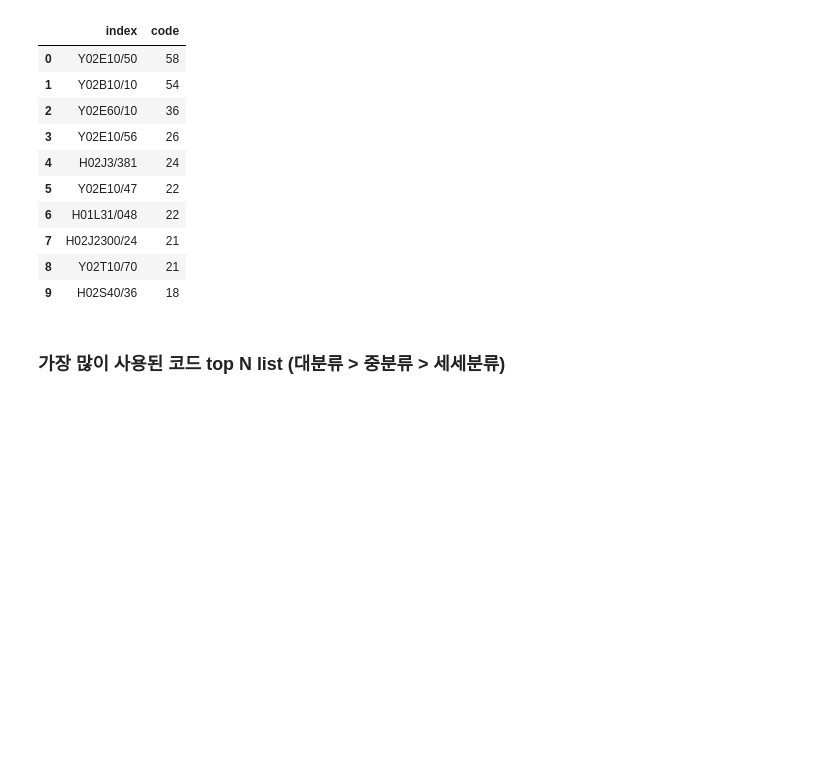
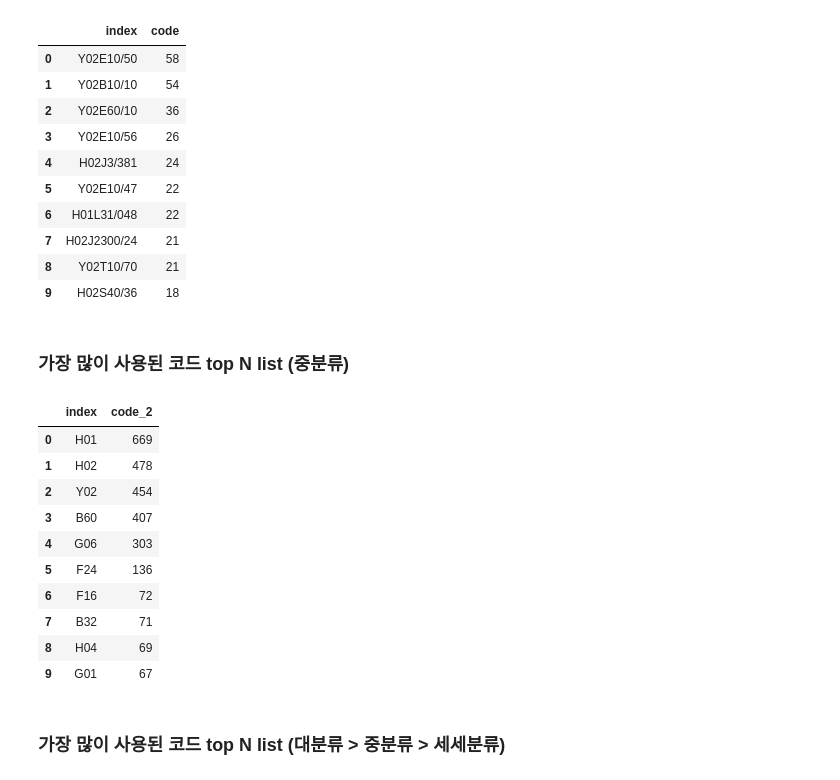
Before and after one commit to kmlee419/patent_analysis, a Jupyter notebook: Tesla_patent_analysis.ipynb, the cells around one changed output. Saved outputs shown, nothing was run; the diff lists cells and outputs as text; code cells hidden in the pictures; blank space fills up the shorter version.

```diff
--- a/Tesla_patent_analysis.ipynb
+++ b/Tesla_patent_analysis.ipynb
@@ -64,6 +64,27 @@ code_count.head(10) # 순위 개수 바꾸기 가능
 | 7 | H02J2300/24 | 21 |
 | 8 | Y02T10/70 | 21 |
 | 9 | H02S40/36 | 18 |
+# %% [markdown]
+### 가장 많이 사용된 코드 top N list (중분류)
+# %%
+year1 = 2016 # 기간설정
+year2 = 2021
+
+df_year = df[(df['year']>=year1)&(df['year']<=year2)]
+code_count = df_year['code_2'].value_counts().reset_index()
+code_count.head(10) # 순위 개수 바꾸기 가능
+# %% [output]
+|  | index | code_2 |
+| 0 | H01 | 669 |
+| 1 | H02 | 478 |
+| 2 | Y02 | 454 |
+| 3 | B60 | 407 |
+| 4 | G06 | 303 |
+| 5 | F24 | 136 |
+| 6 | F16 | 72 |
+| 7 | B32 | 71 |
+| 8 | H04 | 69 |
+| 9 | G01 | 67 |
 # %% [markdown]
 ### 가장 많이 사용된 코드 top N list (대분류 > 중분류 > 세세분류)
 # %%
```
Also changed, not shown: parts of 7 cells of this notebook.
